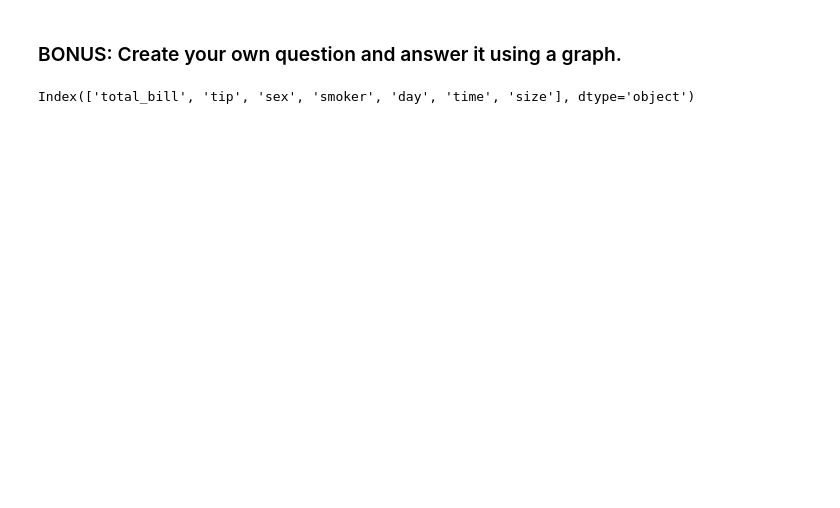
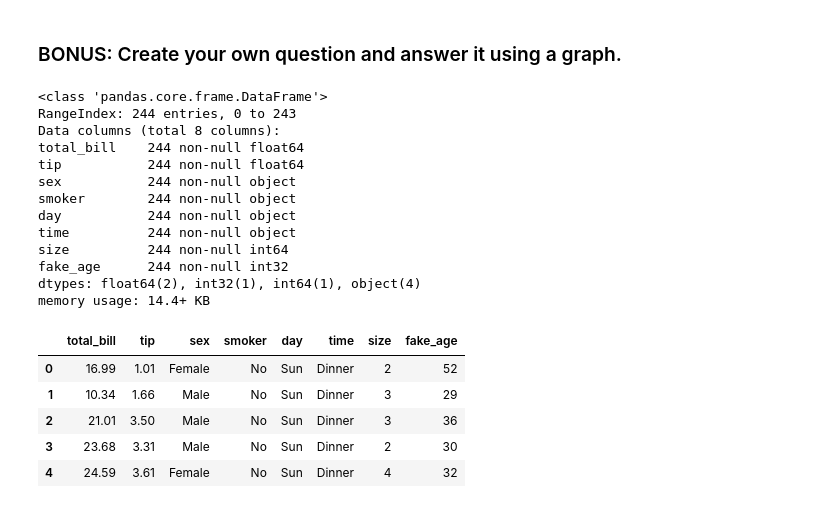
Before and after one commit to jordanmoritz/PandasExercises, a Jupyter notebook: pandas_exercises-master/07_Visualization/Tips/Exercises.ipynb, the cells around one changed output. Cells and saved outputs as stored; diff of their text form; code cells hidden in the pictures; blank space fills up the shorter version.

```diff
--- a/pandas_exercises-master/07_Visualization/Tips/Exercises.ipynb
+++ b/pandas_exercises-master/07_Visualization/Tips/Exercises.ipynb
@@ -172,7 +180,28 @@ hist.map(plt.hist, 'tip')
 ### BONUS: Create your own question and answer it using a graph.
 # %%
 # Do a made up pairplot with additional fake data (e.g. age?)
+tips.info()
 
-# Look at correlation between sex, smoker and tip as percent of total bill?
+tips['fake_age'] = np.random.randint(20, high=60, size=len(tips))
+
+tips[:5]
 # %% [output]
-Index(['total_bill', 'tip', 'sex', 'smoker', 'day', 'time', 'size'], dtype='object')
+<class 'pandas.core.frame.DataFrame'>
+RangeIndex: 244 entries, 0 to 243
+Data columns (total 8 columns):
+total_bill    244 non-null float64
+tip           244 non-null float64
+sex           244 non-null object
+smoker        244 non-null object
+day           244 non-null object
+time          244 non-null object
+size          244 non-null int64
+fake_age      244 non-null int32
+dtypes: float64(2), int32(1), int64(1), object(4)
+memory usage: 14.4+ KB
+|  | total_bill | tip | sex | smoker | day | time | size | fake_age |
+| 0 | 16.99 | 1.01 | Female | No | Sun | Dinner | 2 | 52 |
+| 1 | 10.34 | 1.66 | Male | No | Sun | Dinner | 3 | 29 |
+| 2 | 21.01 | 3.50 | Male | No | Sun | Dinner | 3 | 36 |
+| 3 | 23.68 | 3.31 | Male | No | Sun | Dinner | 2 | 30 |
+| 4 | 24.59 | 3.61 | Female | No | Sun | Dinner | 4 | 32 |
```
Also changed, not shown: parts of 6 cells of this notebook.
